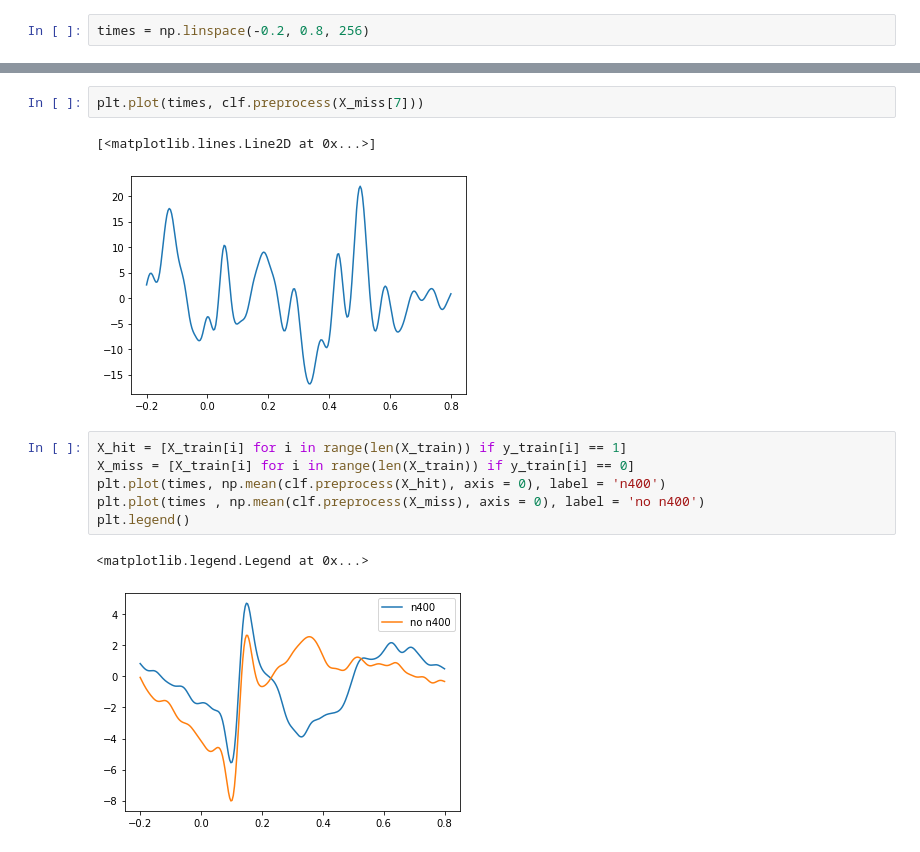
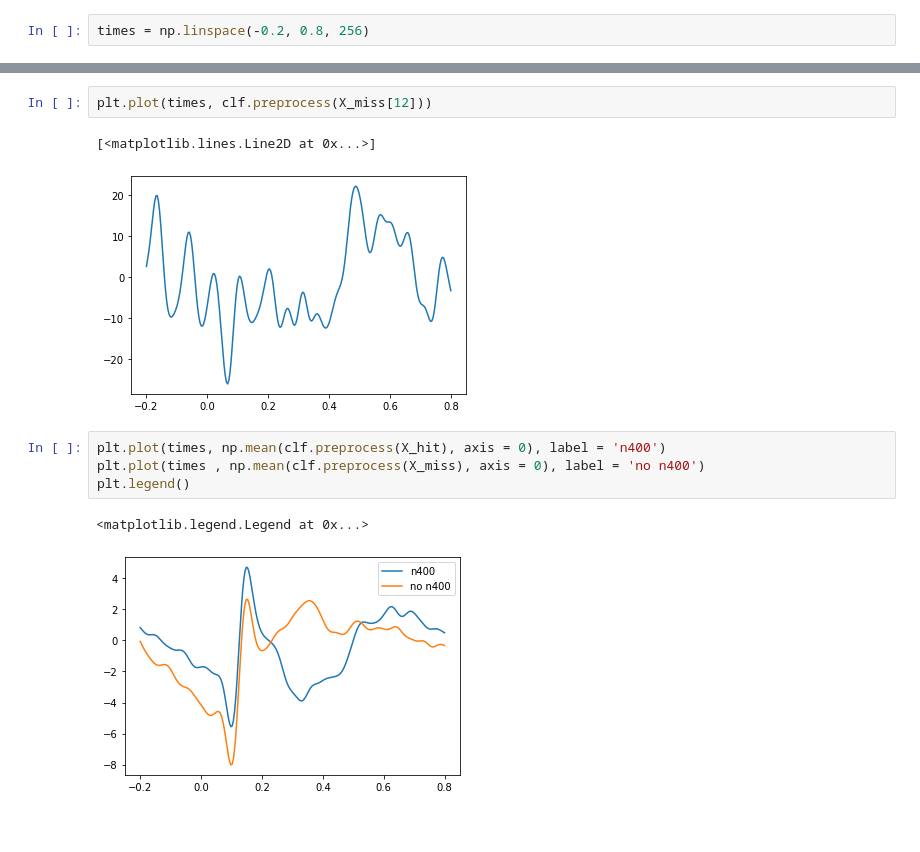
Before and after one commit to NTX-McGill/Neurotech-2023, a Jupyter notebook: siggy_ml/Testing Classifiers.ipynb, the cells around one changed output, grey strips where cells are left out. Drawn from its saved outputs; the diff is of its cells as text.

```diff
--- a/siggy_ml/Testing Classifiers.ipynb
+++ b/siggy_ml/Testing Classifiers.ipynb
@@ -34,11 +37,9 @@ plt.plot(times, clf.preprocess(X_hit[0]))
 # %%
-plt.plot(times, clf.preprocess(X_miss[7]))
+plt.plot(times, clf.preprocess(X_miss[12]))
 # %% [output]
 [<matplotlib.lines.Line2D at 0x...>]
-[figure, old version]
+[figure, new version]
 # %%
-X_hit = [X_train[i] for i in range(len(X_train)) if y_train[i] == 1]
-X_miss = [X_train[i] for i in range(len(X_train)) if y_train[i] == 0]
 plt.plot(times, np.mean(clf.preprocess(X_hit), axis = 0), label = 'n400')
 plt.plot(times , np.mean(clf.preprocess(X_miss), axis = 0), label = 'no n400')
 plt.legend()
```
Also changed, not shown: parts of 4 cells of this notebook, 2 other files.
